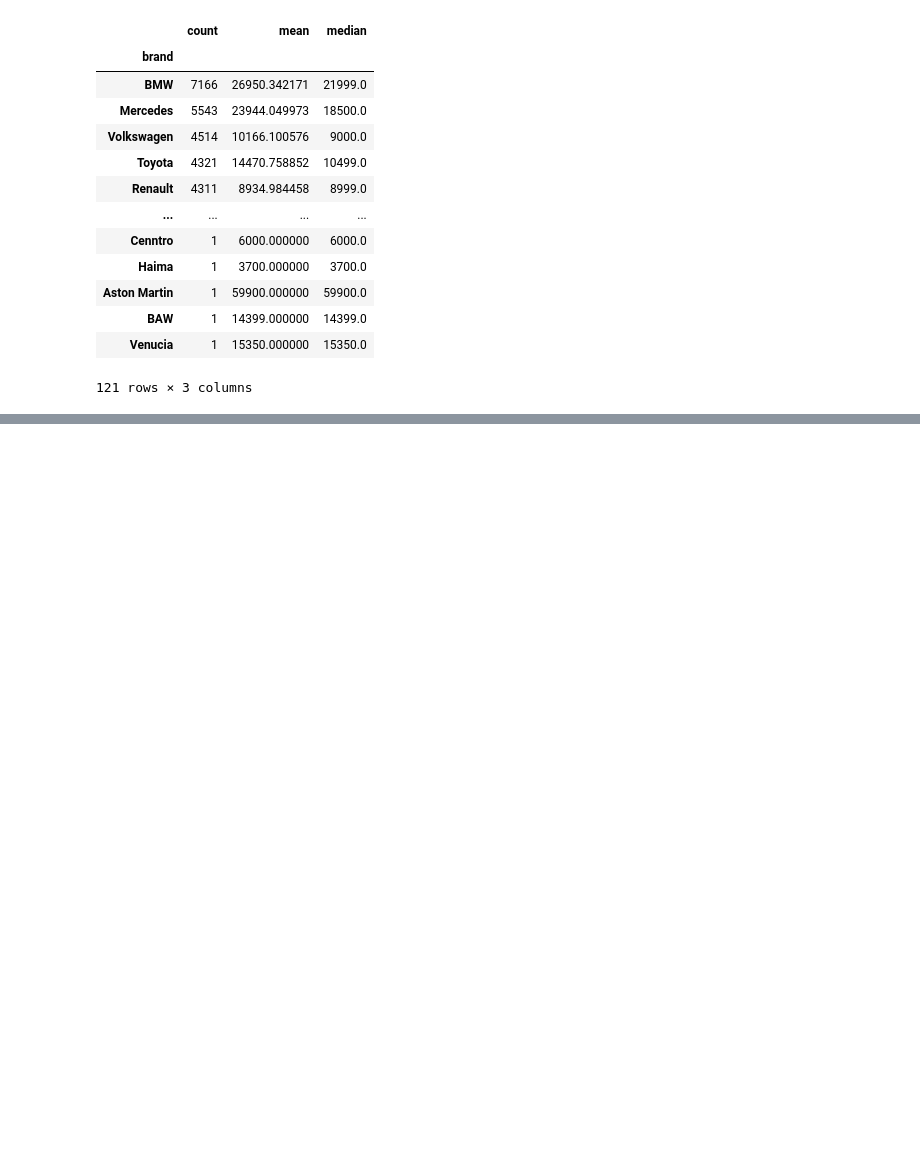
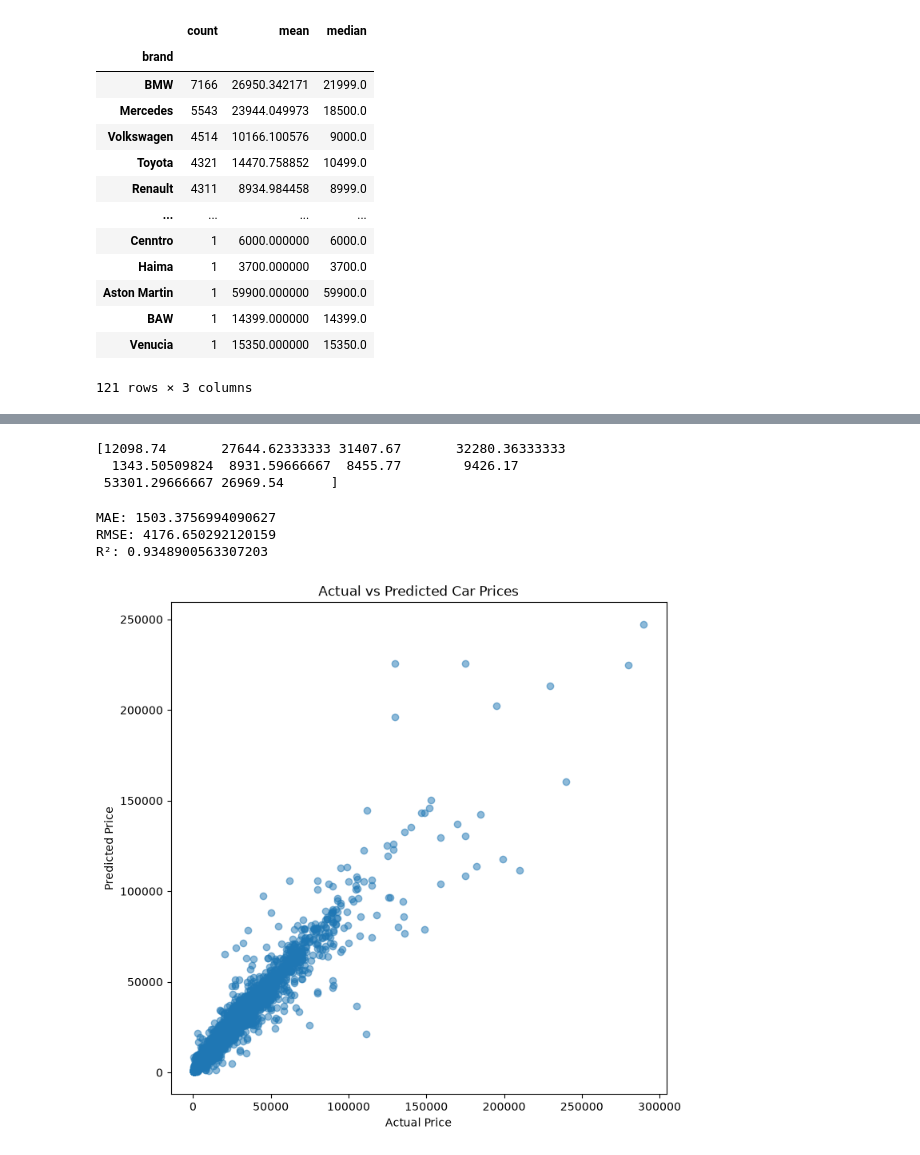
Before and after one commit to Cristian0624/CarAnalytics-Marketplace, a Jupyter notebook: backend/ML_models/price_predict.ipynb, the cells around one changed output, grey strips where cells are left out. Cells and saved outputs as stored; diff of their text form; code cells hidden in the pictures; blank space fills up the shorter version.

Commit message:
Adding the changed file with the ML model

```diff
--- a/backend/ML_models/price_predict.ipynb
+++ b/backend/ML_models/price_predict.ipynb
@@ -117,0 +170,16 @@ KeyError: "['millage_was_corrected'] not found in axis"
+# %%
+from sklearn.ensemble import RandomForestRegressor
+
+model = RandomForestRegressor(
+    n_estimators=300,
+    random_state=42,
+    n_jobs=-1
+)
+pipeline = Pipeline(
+    steps=[
+        ("preprocessor", preprocessor),
+        ("model", model)
+    ]
+)
+
+pipeline.fit(X_train, y_train)
@@ -117,0 +204,48 @@ KeyError: "['millage_was_corrected'] not found in axis"
+# %%
+y_pred = pipeline.predict(X_test)
+print(y_pred[:10])
+# %% [output]
+[12098.74       27644.62333333 31407.67       32280.36333333
+  1343.50509824  8931.59666667  8455.77        9426.17
+ 53301.29666667 26969.54      ]
+# %%
+from sklearn.metrics import (
+    mean_absolute_error,
+    mean_squared_error,
+    r2_score
+)
+
+mae = mean_absolute_error(y_test, y_pred)
+
+rmse = mean_squared_error(
+    y_test,
+    y_pred
+) ** 0.5
+
+r2 = r2_score(y_test, y_pred)
+
+print("MAE:", mae)
+print("RMSE:", rmse)
+print("R²:", r2)
+# %% [output]
+MAE: 1503.3756994090627
+RMSE: 4176.650292120159
+R²: 0.9348900563307203
+# %%
+import matplotlib.pyplot as plt
+
+plt.figure(figsize=(8, 8))
+
+plt.scatter(
+    y_test,
+    y_pred,
+    alpha=0.5
+)
+
+plt.xlabel("Actual Price")
+plt.ylabel("Predicted Price")
+plt.title("Actual vs Predicted Car Prices")
+
+plt.show()
+# %% [output]
+[figure, added]
```
Also changed, not shown: parts of 6 cells of this notebook.
